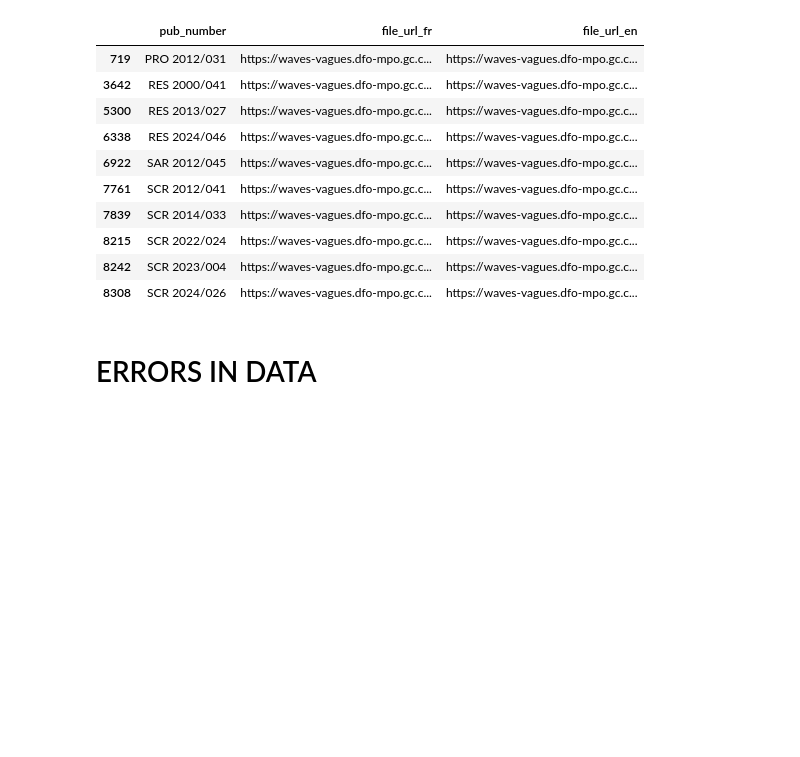
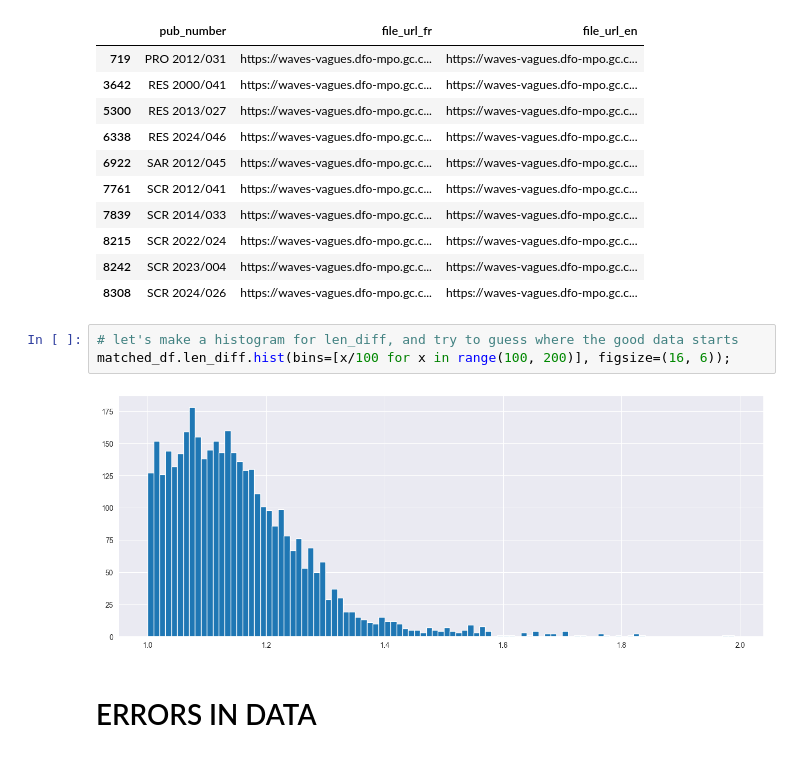
Before and after one commit to KevinCarr42/AI-Translation, a Jupyter notebook: fr_eng_cleaning_chunking.ipynb, the cells around one changed output. Saved outputs shown, nothing was run; the diff lists cells and outputs as text; blank space fills up the shorter version.

```diff
--- a/fr_eng_cleaning_chunking.ipynb
+++ b/fr_eng_cleaning_chunking.ipynb
@@ -615,6 +603,11 @@ weblinks_df.loc[weblinks_df.pub_number.isin(medium_pub_numbers) & (weblinks_df.f
 | 8215 | SCR 2022/024 | https://waves-vagues.dfo-mpo.gc.c... | https://waves-vagues.dfo-mpo.gc.c... |
 | 8242 | SCR 2023/004 | https://waves-vagues.dfo-mpo.gc.c... | https://waves-vagues.dfo-mpo.gc.c... |
 | 8308 | SCR 2024/026 | https://waves-vagues.dfo-mpo.gc.c... | https://waves-vagues.dfo-mpo.gc.c... |
+# %%
+# let's make a histogram for len_diff, and try to guess where the good data starts
+matched_df.len_diff.hist(bins=[x/100 for x in range(100, 200)], figsize=(16, 6));
+# %% [output]
+[figure, added]
 # %% [markdown]
 # ERRORS IN DATA
 # %%
```
Also changed, not shown: parts of 15 cells of this notebook.
